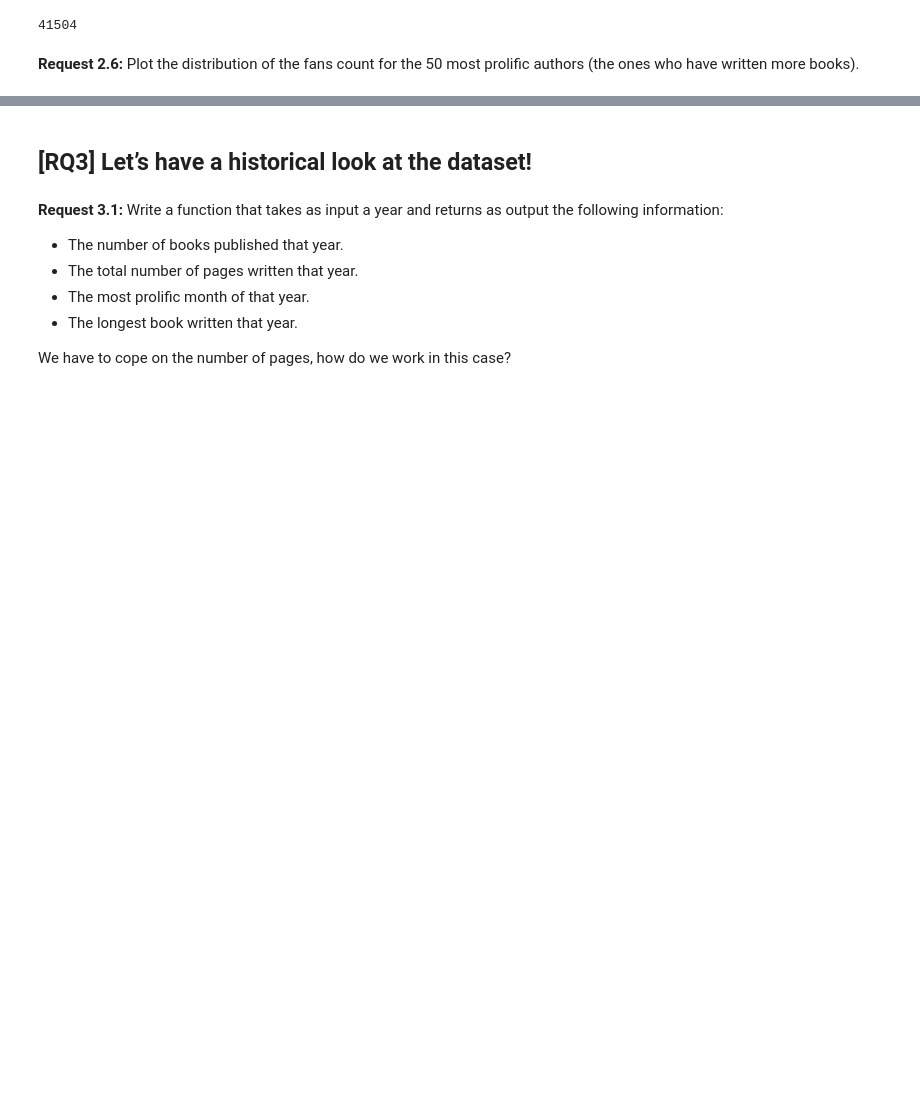
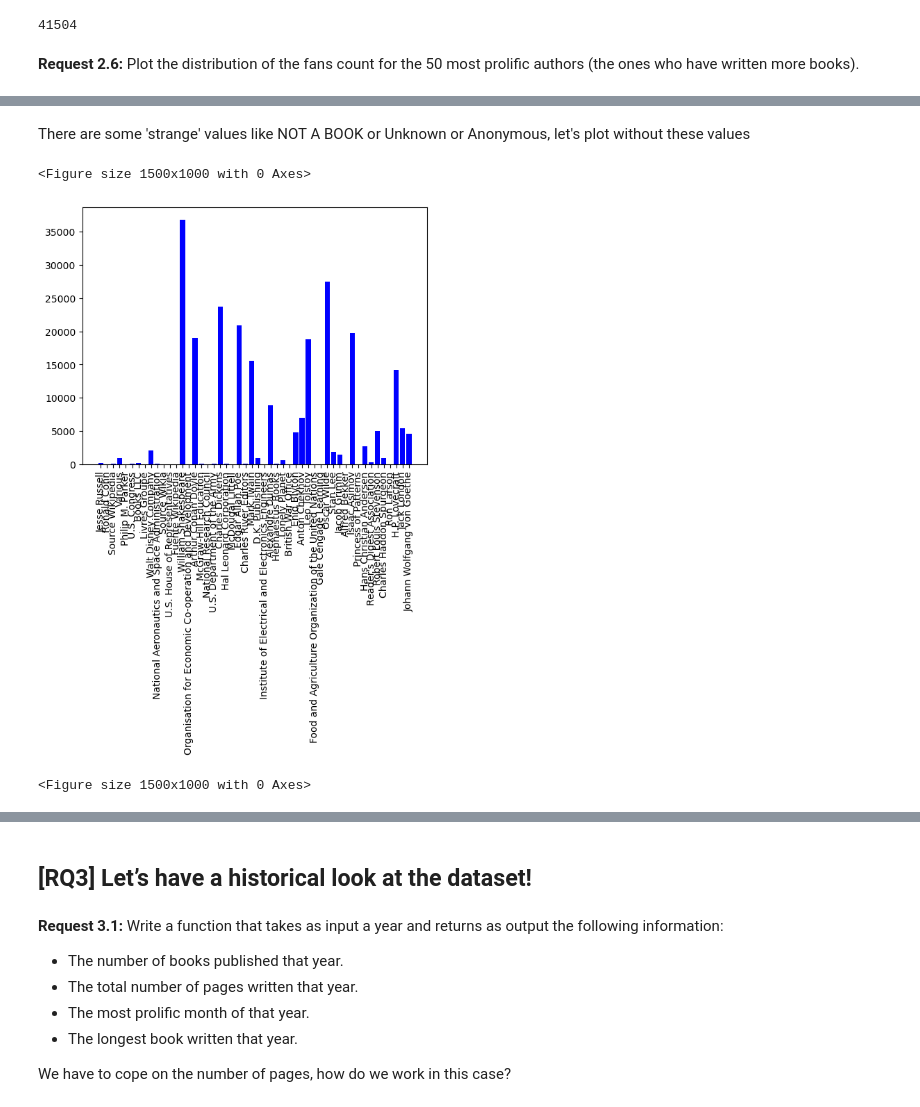
Before and after one commit to LorenzoPannacci/ADM-HW2, a Jupyter notebook: main.ipynb, the cells around one changed output, grey strips where cells are left out. Cells and saved outputs as stored; diff of their text form; code cells hidden in the pictures; blank space fills up the shorter version.

```diff
--- a/main.ipynb
+++ b/main.ipynb
@@ -601,0 +648,13 @@ plt.xticks(rotation=90)
+# %% [markdown]
+There are some 'strange' values like NOT A BOOK or Unknown or Anonymous, let's plot without these values
+# %%
+df = authors[(authors["name"] != "NOT A BOOK") & (authors["name"] != "Unknown") & (authors["name"] != "Anonymous")]
+# %%
+top_authors = df.sort_values(by="works_count", ascending=False).head(50)
+plt.bar(top_authors["name"], top_authors["fans_count"], color='blue')
+plt.xticks(rotation=90)
+plt.figure(figsize=(15, 10))
+# %% [output]
+<Figure size 1500x1000 with 0 Axes>
+[figure, added]
+<Figure size 1500x1000 with 0 Axes>
```
Also changed, not shown: parts of 30 cells of this notebook.
